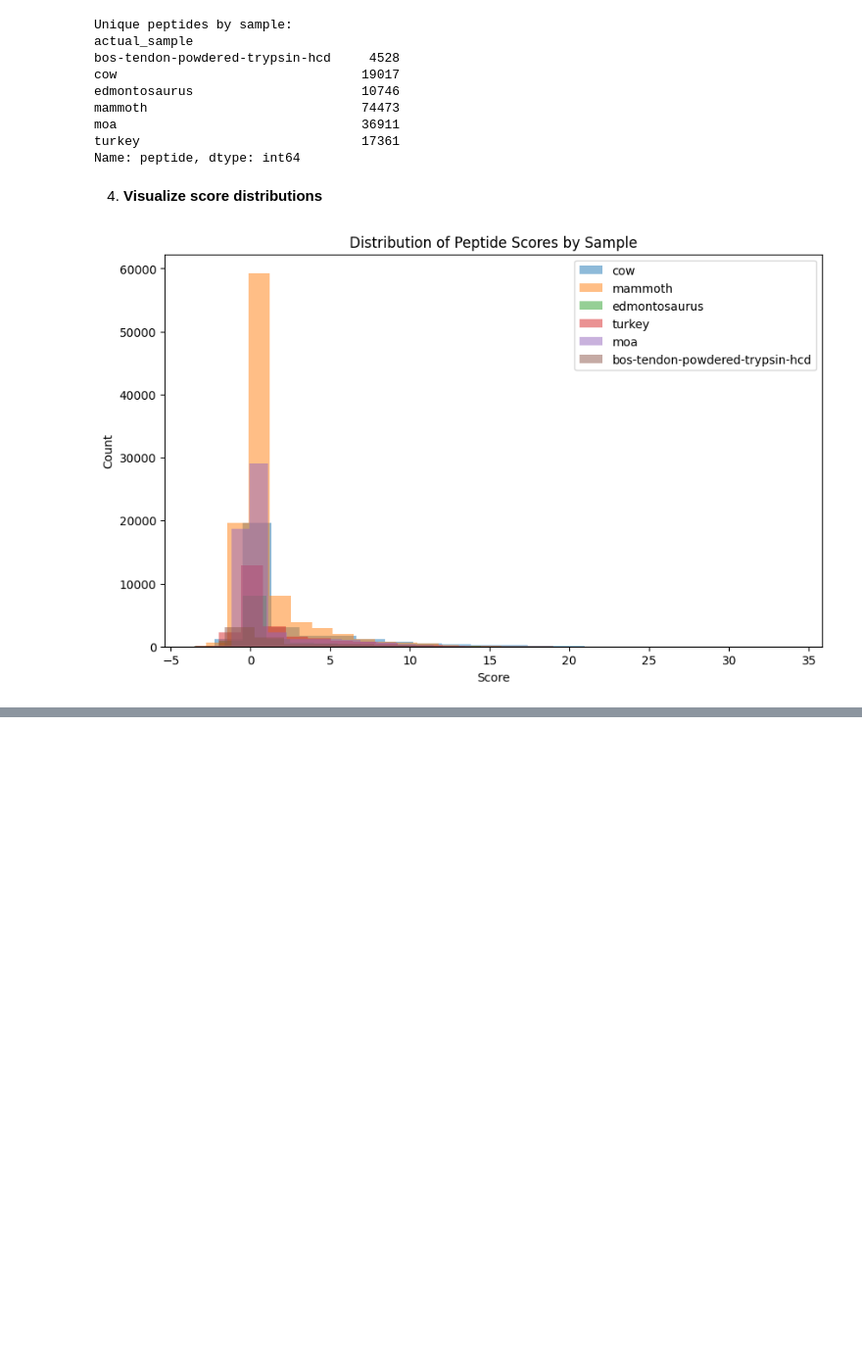
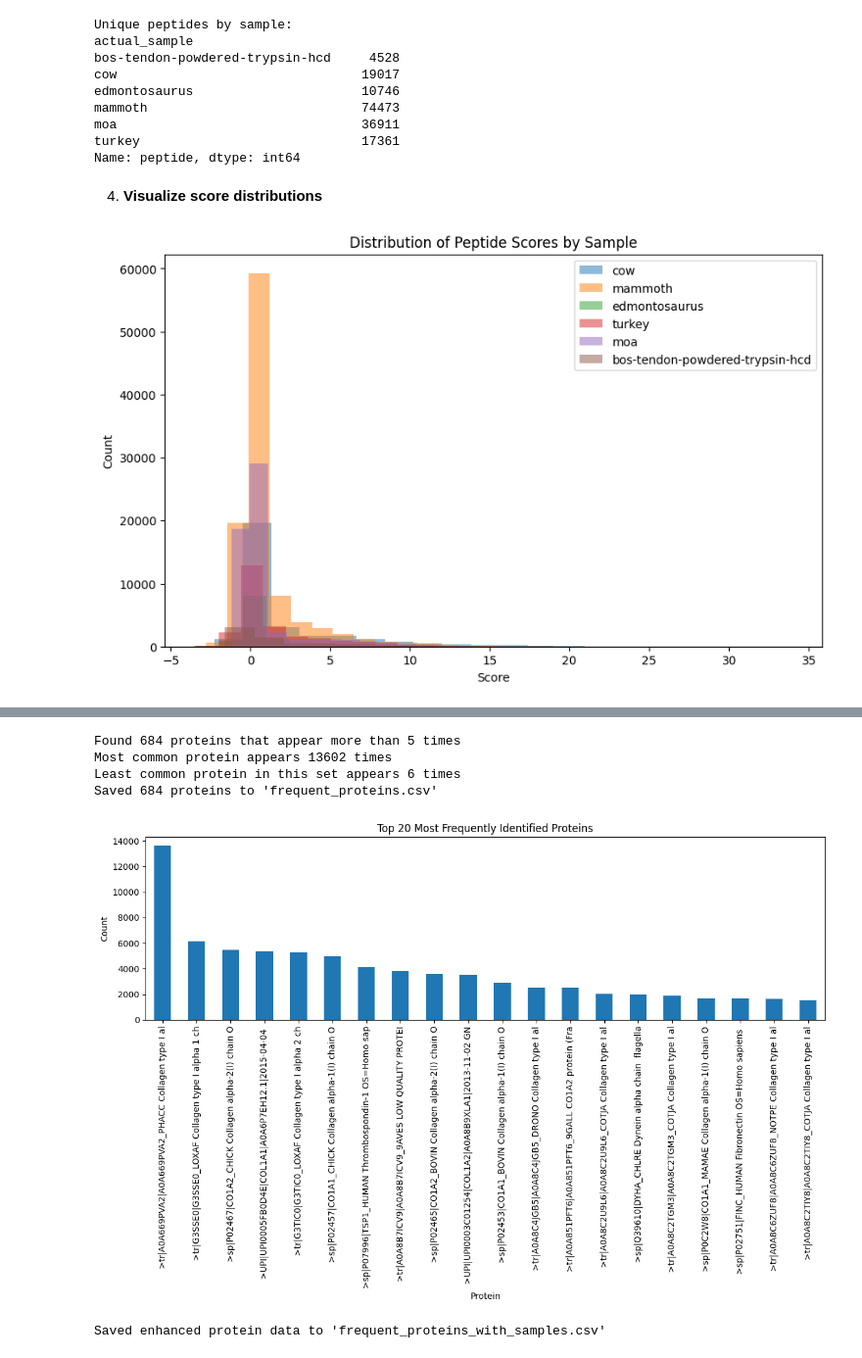
Before and after one commit to Palaeoprot/PalaeoProtCourse, a Jupyter notebook: Tartu_Excercise.ipynb, the cells around one changed output, grey strips where cells are left out. Shown: that part at 98% size. Saved outputs shown, nothing was run; the diff lists cells and outputs as text; code cells hidden in the pictures; blank space fills up the shorter version.

Commit message:
Mapping data

```diff
--- a/Tartu_Excercise.ipynb
+++ b/Tartu_Excercise.ipynb
@@ -733,7 +733,7 @@ def analyze_proteins(df):
     proteins_by_sample = df.groupby('actual_sample')['protein'].nunique()
 
     # Get the most commonly identified proteins
-    protein_counts = df['protein'].value_counts().head(20)
+    protein_counts = df['protein'].value_counts().head(60)
 
     print(f"Total unique proteins identified: {total_proteins}")
     print("\nUnique proteins by sample:")
@@ -750,6 +750,9 @@ def analyze_proteins(df):
         print(f"{sample}: {len(sample_proteins)} proteins, {len(only_in_this_sample)} unique to this sample")
 
     return all_proteins
+
+
+
 
 # Apply a score threshold for higher confidence
 high_confidence_df = df[df['score'] > 5]  # Adjust threshold as needed
@@ -773,7 +776,7 @@ protein_sample_counts = protein_sample_matrix.sum(axis=1)
 protein_sample_counts = protein_sample_counts.sort_values(ascending=False)
 
 # Show top 10 proteins and their presence across samples
-top_proteins = protein_sample_counts.head(10).index
+top_proteins = protein_sample_counts.head(20).index
 protein_distribution = protein_sample_matrix.loc[top_proteins]
 print("\nTop 10 proteins and their presence across samples:")
 print(protein_distribution)
@@ -883,0 +846,50 @@ TypeError: '<' not supported between instances of 'float' and 'str'
+# %%
+# Fix the sample naming inconsistency
+df['actual_sample'] = df['actual_sample'].replace('bos-tendon-powdered-trypsin-hcd', 'cow')
+
+# Get all proteins with count > 5
+frequent_proteins = df['protein'].value_counts()
+proteins_above_threshold = frequent_proteins[frequent_proteins > 5]
+
+print(f"Found {len(proteins_above_threshold)} proteins that appear more than 5 times")
+print(f"Most common protein appears {proteins_above_threshold.max()} times")
+print(f"Least common protein in this set appears {proteins_above_threshold.min()} times")
+
+# Create a DataFrame for the results
+protein_df = pd.DataFrame({
+    'protein': proteins_above_threshold.index,
+    'count': proteins_above_threshold.values
+})
+
+# Save as CSV
+protein_df.to_csv('/content/frequent_proteins.csv', index=False)
+print(f"Saved {len(protein_df)} proteins to 'frequent_proteins.csv'")
+
+# Create a bar chart of the top 20 for visualization
+plt.figure(figsize=(12, 8))
+top_20_proteins = proteins_above_threshold.head(20)
+top_20_proteins.plot(kind='bar')
+plt.title('Top 20 Most Frequently Identified Proteins')
+plt.xlabel('Protein')
+plt.ylabel('Count')
+plt.xticks(rotation=90)
+plt.tight_layout()
+plt.show()
+
+# Optional: Add a column showing which samples each protein appears in
+protein_samples = {}
+for protein in protein_df['protein']:
+    protein_samples[protein] = ', '.join(sorted(df[df['protein'] == protein]['actual_sample'].unique()))
+
+protein_df['samples'] = protein_df['protein'].map(protein_samples)
+
+# Save the enhanced DataFrame
+protein_df.to_csv('/content/frequent_proteins_with_samples.csv', index=False)
+print(f"Saved enhanced protein data to 'frequent_proteins_with_samples.csv'")
+# %% [output]
+Found 684 proteins that appear more than 5 times
+Most common protein appears 13602 times
+Least common protein in this set appears 6 times
+Saved 684 proteins to 'frequent_proteins.csv'
+[figure, added]
+Saved enhanced protein data to 'frequent_proteins_with_samples.csv'
```
Also changed, not shown: parts of 4 cells of this notebook.
